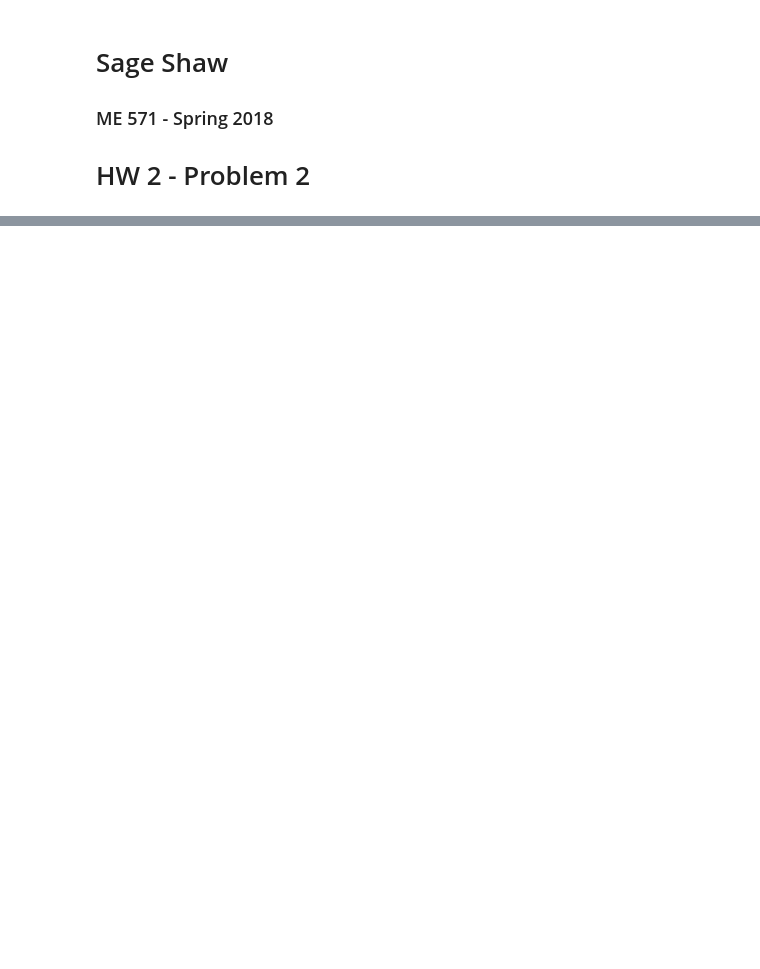
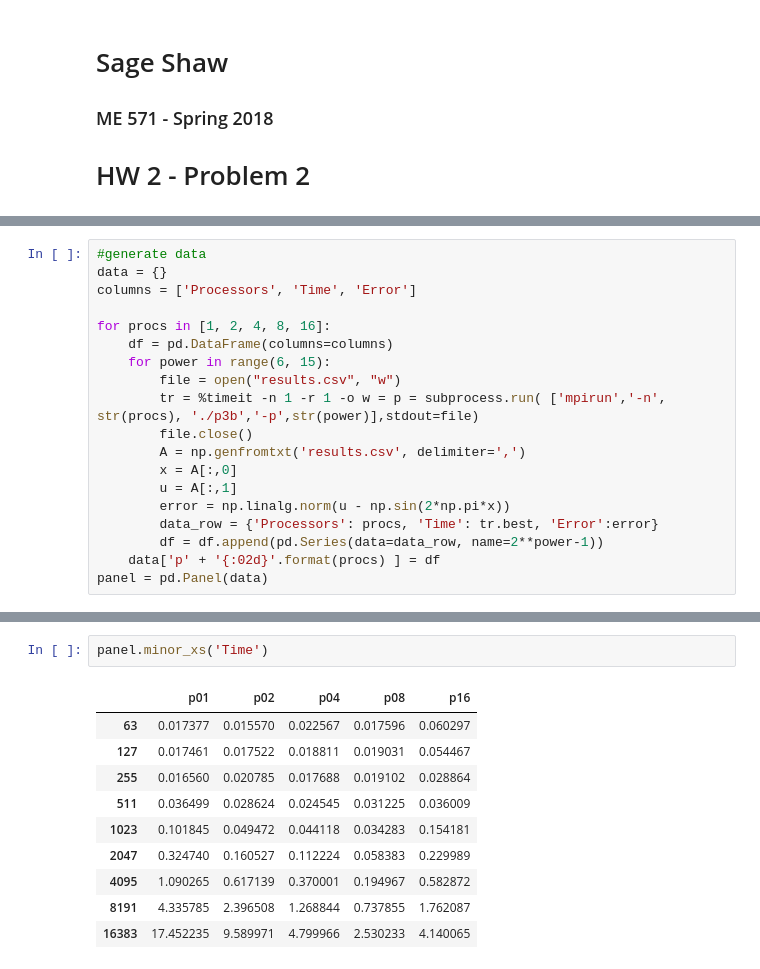
Before and after one commit to shawsa/me571, a Jupyter notebook: hw2/hw2p2.ipynb, the cells around one changed output, grey strips where cells are left out. Drawn from its saved outputs; the diff is of its cells as text; blank space fills up the shorter version.

```diff
--- a/hw2/hw2p2.ipynb
+++ b/hw2/hw2p2.ipynb
@@ -31,0 +56,19 @@ plt.plot(x,r,'r-')
+# %%
+#generate data
+data = {}
+columns = ['Processors', 'Time', 'Error']
+
+for procs in [1, 2, 4, 8, 16]:
+    df = pd.DataFrame(columns=columns)
+    for power in range(6, 15):
+        file = open("results.csv", "w")
+        tr = %timeit -n 1 -r 1 -o w = p = subprocess.run( ['mpirun','-n', str(procs), './p3b','-p',str(power)],stdout=file)
+        file.close()
+        A = np.genfromtxt('results.csv', delimiter=',')
+        x = A[:,0]
+        u = A[:,1]
+        error = np.linalg.norm(u - np.sin(2*np.pi*x))
+        data_row = {'Processors': procs, 'Time': tr.best, 'Error':error}
+        df = df.append(pd.Series(data=data_row, name=2**power-1))
+    data['p' + '{:02d}'.format(procs) ] = df
+panel = pd.Panel(data)
@@ -31,0 +106,13 @@ plt.plot(x,r,'r-')
+# %%
+panel.minor_xs('Time')
+# %% [output]
+|  | p01 | p02 | p04 | p08 | p16 |
+| 63 | 0.017377 | 0.015570 | 0.022567 | 0.017596 | 0.060297 |
+| 127 | 0.017461 | 0.017522 | 0.018811 | 0.019031 | 0.054467 |
+| 255 | 0.016560 | 0.020785 | 0.017688 | 0.019102 | 0.028864 |
+| 511 | 0.036499 | 0.028624 | 0.024545 | 0.031225 | 0.036009 |
+| 1023 | 0.101845 | 0.049472 | 0.044118 | 0.034283 | 0.154181 |
+| 2047 | 0.324740 | 0.160527 | 0.112224 | 0.058383 | 0.229989 |
+| 4095 | 1.090265 | 0.617139 | 0.370001 | 0.194967 | 0.582872 |
+| 8191 | 4.335785 | 2.396508 | 1.268844 | 0.737855 | 1.762087 |
+| 16383 | 17.452235 | 9.589971 | 4.799966 | 2.530233 | 4.140065 |
```
Also changed, not shown: parts of 10 cells of this notebook, 2 other files.
